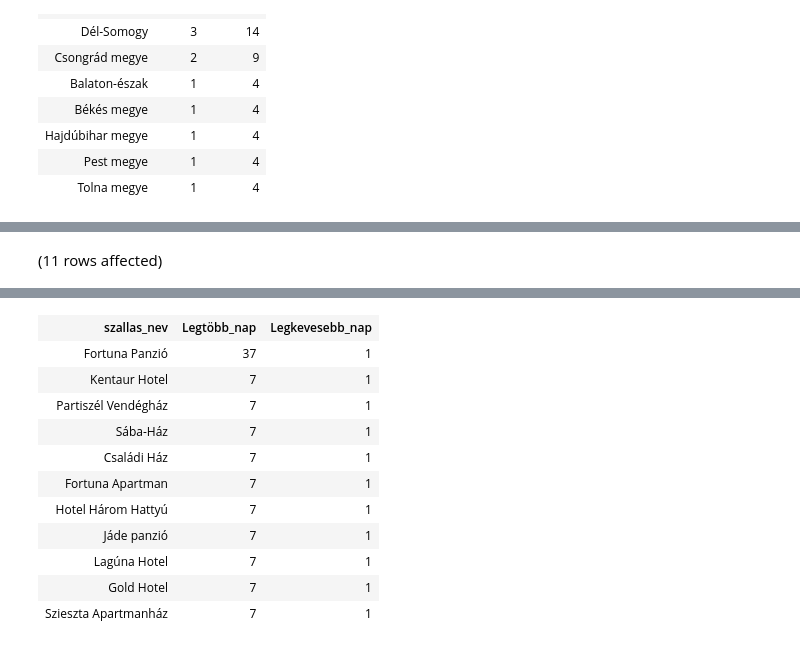
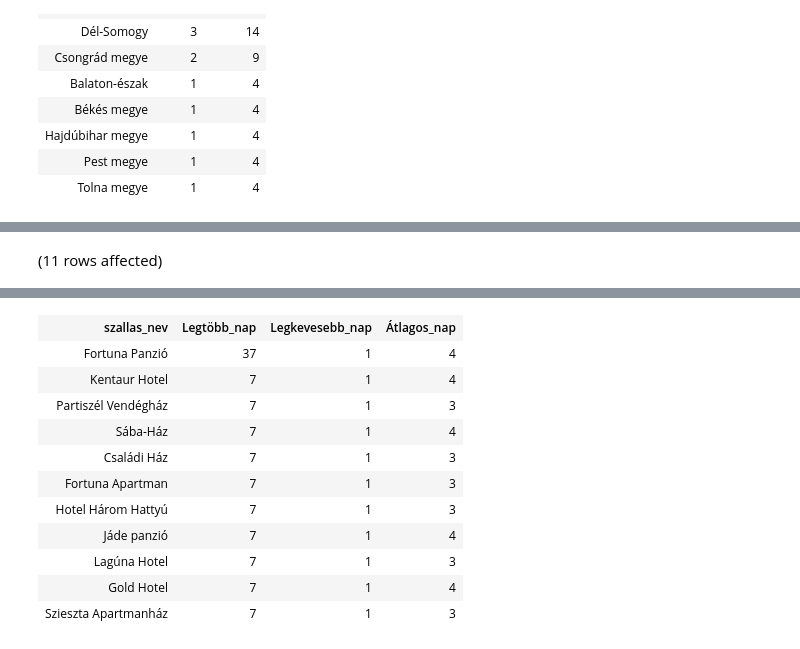
Before and after one commit to trkdnt/uj, a Jupyter notebook: hazi2.ipynb, the cells around one changed output, grey strips where cells are left out. Drawn from its saved outputs; the diff is of its cells as text; code cells hidden in the pictures.

```diff
--- a/hazi2.ipynb
+++ b/hazi2.ipynb
@@ -26,5 +28,7 @@ Total execution time: 00:00:00.029
 # %%
-SELECT szallas_nev, MAX(DATEDIFF(DAY,METTOL,MEDDIG)) as Legtöbb_nap, MIN(DATEDIFF(DAY,METTOL,MEDDIG)) as Legkevesebb_nap
+SELECT szallas_nev, MAX(DATEDIFF(DAY,METTOL,MEDDIG)) as Legtöbb_nap,
+MIN(DATEDIFF(DAY,METTOL,MEDDIG)) as Legkevesebb_nap,
+AVG(DATEDIFF(DAY,METTOL,MEDDIG)) as Átlagos_nap
 FROM Foglalas f JOIN Szoba sz on f.SZOBA_FK=sz.SZOBA_ID JOIN Szallashely sza on sz.SZALLAS_FK=sza.SZALLAS_ID
 GROUP BY SZALLAS_NEV
 ORDER BY Legtöbb_nap DESC;
@@ -34,12 +38,12 @@ Total execution time: 00:00:00.038
-| szallas_nev | Legtöbb_nap | Legkevesebb_nap |
-| Fortuna Panzió | 37 | 1 |
-| Kentaur Hotel | 7 | 1 |
-| Partiszél Vendégház | 7 | 1 |
-| Sába-Ház | 7 | 1 |
-| Családi Ház | 7 | 1 |
-| Fortuna Apartman | 7 | 1 |
-| Hotel Három Hattyú | 7 | 1 |
-| Jáde panzió | 7 | 1 |
-| Lagúna Hotel | 7 | 1 |
-| Gold Hotel | 7 | 1 |
-| Szieszta Apartmanház | 7 | 1 |
+| szallas_nev | Legtöbb_nap | Legkevesebb_nap | Átlagos_nap |
+| Fortuna Panzió | 37 | 1 | 4 |
+| Kentaur Hotel | 7 | 1 | 4 |
+| Partiszél Vendégház | 7 | 1 | 3 |
+| Sába-Ház | 7 | 1 | 4 |
+| Családi Ház | 7 | 1 | 3 |
+| Fortuna Apartman | 7 | 1 | 3 |
+| Hotel Három Hattyú | 7 | 1 | 3 |
+| Jáde panzió | 7 | 1 | 4 |
+| Lagúna Hotel | 7 | 1 | 3 |
+| Gold Hotel | 7 | 1 | 4 |
+| Szieszta Apartmanház | 7 | 1 | 3 |
```
Also changed, not shown: parts of 5 cells of this notebook.
